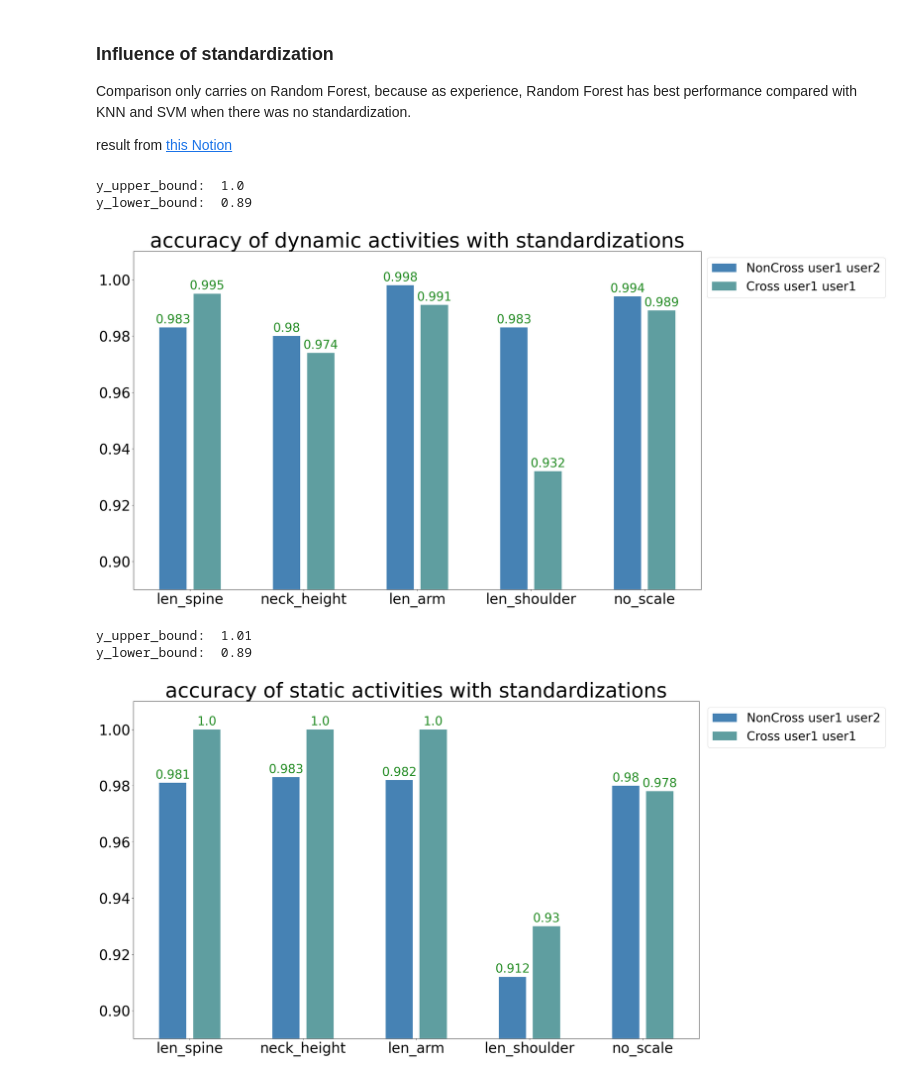
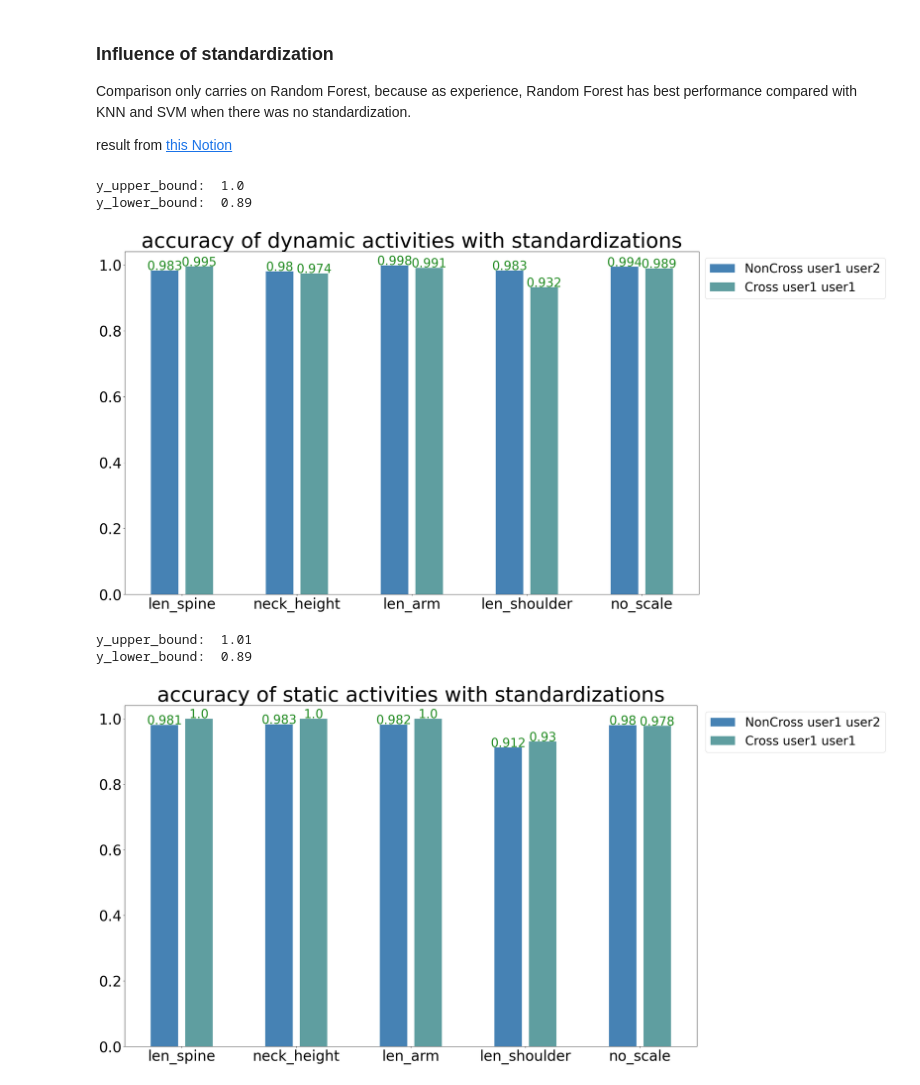
Before and after one commit to MyLovelyAxe/Motion_Classification_Thesis_IAW_RWTH, a Jupyter notebook: plot_results.ipynb, the cells around one changed output. Drawn from its saved outputs; the diff is of its cells as text; code cells hidden in the pictures.

```diff
--- a/plot_results.ipynb
+++ b/plot_results.ipynb
@@ -65,7 +65,8 @@ def plot_bar(res_dict:dict,
 
     plt.legend(fontsize=30,bbox_to_anchor=legend_loc)
     plt.title(title, fontsize=50)
-    plt.ylim(ymin=y_lower_bound, ymax=y_upper_bound+upper_offset)
+    # plt.ylim(ymin=y_lower_bound, ymax=y_upper_bound+upper_offset)
+    plt.ylim(ymin=0.0, ymax=1.0+upper_offset)
     plt.xticks(x, x_tick,fontsize = 35)
     plt.yticks(fontsize = 35)
     # plt.xlabel('Standarization',fontsize = 40)
@@ -134,24 +133,24 @@ plot_bar(res_dict=dynamic_res,
          offset_lst=[-0.5,0.5],
          text_ratio=0.005,
          legend_loc=(1,1),
-         upper_offset=0.01)
+         upper_offset=0.04)
 # %% [output]
 y_upper_bound:  1.0
 y_lower_bound:  0.89
-[figure, old version]
+[figure, new version]
 # %%
 static_res = {'NonCross user1 user2':[0.981,0.983,0.982,0.912,0.98],
               'Cross user1 user1':[1.0,1.0,1.0,0.93,0.978]}
 plot_bar(res_dict=static_res,
          x_tick=['len_spine', 'neck_height','len_arm','len_shoulder','no_scale'],
          title='accuracy of static activities with standardizations',
          wid=0.3,
          blank=0.06,
          offset_lst=[-0.5,0.5],
          text_ratio=0.005,
          legend_loc=(1.34,1),
-         upper_offset=0.00)
+         upper_offset=0.04)
 # %% [output]
 y_upper_bound:  1.01
 y_lower_bound:  0.89
-[figure, old version]
+[figure, new version]
```
Also changed, not shown: parts of 3 cells of this notebook, 8 other files.
